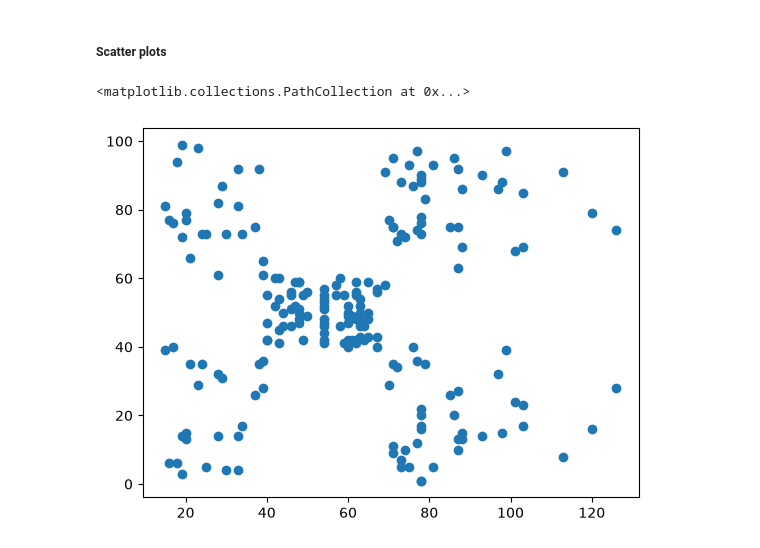
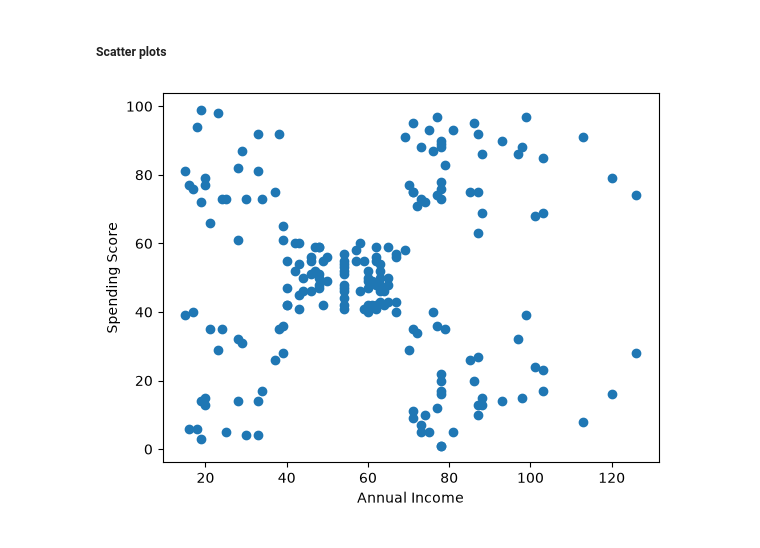
Before and after one commit to david-x1628/exercises, a Jupyter notebook: private_projects/customer_segmentation/customer_segmentation.ipynb, the cells around one changed output. Cells and saved outputs as stored; diff of their text form; code cells hidden in the pictures.

```diff
--- a/private_projects/customer_segmentation/customer_segmentation.ipynb
+++ b/private_projects/customer_segmentation/customer_segmentation.ipynb
@@ -157,8 +174,13 @@ sbn.heatmap(data=correlation_matrix, annot=True)
 ##### **Scatter plots**
 # %%
 # Annual income and spending score
-plt.scatter(x=data["Annual Income (k$)"],
-            y=data["Spending Score (1-100)"])
+fig, ax = plt.subplots()
+
+ax.scatter(x=data["Annual Income (k$)"],
+           y=data["Spending Score (1-100)"])
+ax.set_xlabel("Annual Income")
+ax.set_ylabel("Spending Score")
+
+plt.show()
 # %% [output]
-<matplotlib.collections.PathCollection at 0x...>
-[figure, old version]
+[figure, new version]
```
Also changed, not shown: parts of 15 cells of this notebook.
